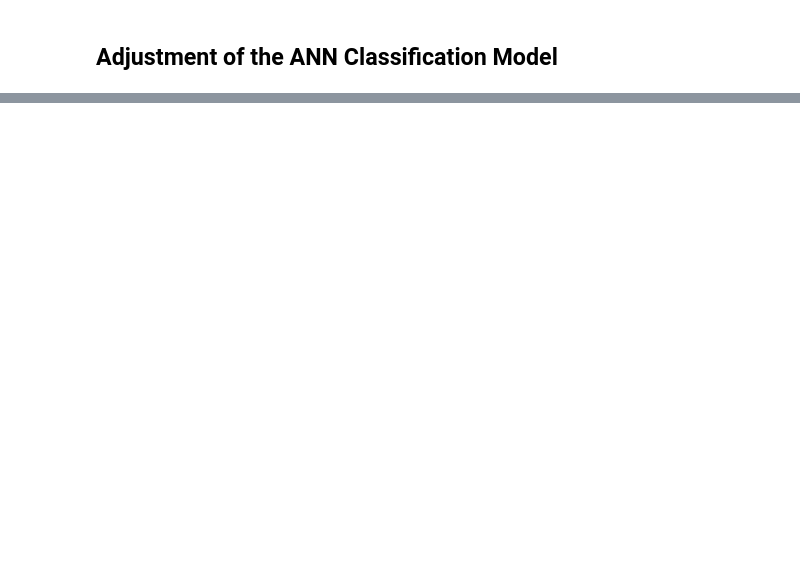
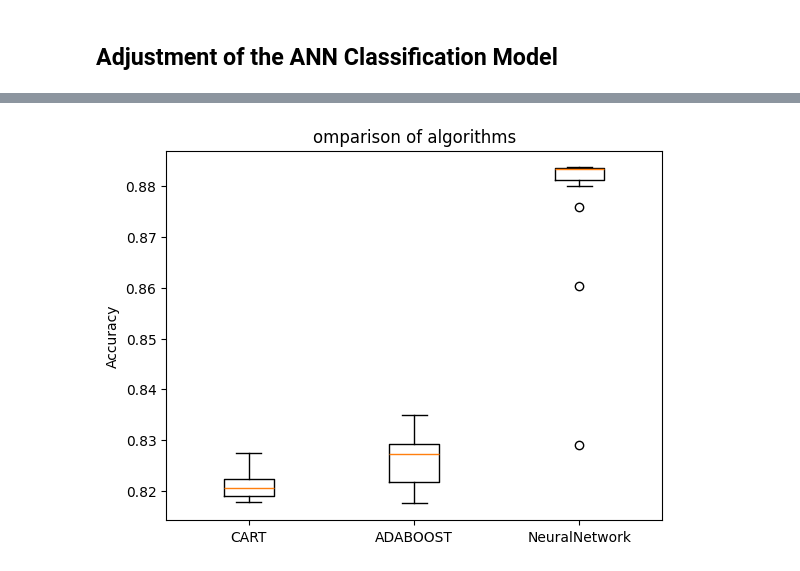
Before and after one commit to Hugord7/Banking-project, a Jupyter notebook: Banking Data Project.ipynb, the cells around one changed output, grey strips where cells are left out. Drawn from its saved outputs; the diff is of its cells as text; code cells hidden in the pictures; blank space fills up the shorter version.

Commit message:
Evaluation of each algorithm

```diff
--- a/Banking Data Project.ipynb
+++ b/Banking Data Project.ipynb
@@ -337,10 +328,10 @@ Model: "sequential_3"
 from keras.callbacks import EarlyStopping
 
 early_stopping = EarlyStopping(
-    monitor='val_loss',         # Métrica a monitorear
-    patience=10,                # Número de épocas sin mejora antes de detener
-    restore_best_weights=True,  # Restaurar los mejores pesos al finalizar
-    verbose=1                   # Mostrar mensajes cuando se detiene el entrenamiento
+    monitor='val_loss',
+    patience=10,                # Number of epochs without stop if it doesn't get better
+    restore_best_weights=True,  # Restore the best weight when fisished
+    verbose=1                   # Show message when training stop
 )
 
 class PrintDot(keras.callbacks.Callback):
@@ -355,5 +346,7 @@ history = model.fit(
   train_dataset, train_labels,
   epochs=EPOCHS, validation_split = 0.2, verbose=1,
   callbacks=[early_stopping])
+
+results_ANN = history.history['accuracy']
 # %% [output]
 Epoch 1/100
@@ -375,0 +404,11 @@ Restoring model weights from the end of the best epoch: 15.
+# %%
+# Classification model adjustment code 1 (DecisionTreeClassifier)
+
+model_1 = DecisionTreeClassifier()
+model_1.fit(X_train, Y_train)
+predictions_1 = model_1.predict(X_validation)
+
+# Use cross-validation 10 times
+kfold_1 = StratifiedKFold(n_splits=10, random_state=1, shuffle=True)
+results_DTC= cross_val_score(model_1, X_train, Y_train, cv=kfold_1, scoring='accuracy')
+print('CART: %f (%f)' % (results_DTC.mean(), results_DTC.std()))
@@ -375,0 +417,12 @@ Restoring model weights from the end of the best epoch: 15.
+# %%
+# Classification model adjustment code 2 (AdaBoostClassifier)
+base_model = DecisionTreeClassifier()
+
+model_2 = AdaBoostClassifier(estimator=base_model, n_estimators=100, random_state=42, algorithm='SAMME')
+model_2.fit(X_train, Y_train)
+predictions_2 = model_2.predict(X_validation)
+
+# Use cross-validation 10 times
+kfold_2 = StratifiedKFold(n_splits=10, random_state=1, shuffle=True)
+results_ABC= cross_val_score(model_2, X_train, Y_train, cv=kfold_2, scoring='accuracy')
+print('AdaBoost: %f (%f)' % (results_ABC.mean(), results_ABC.std()))
@@ -375,0 +475,13 @@ Restoring model weights from the end of the best epoch: 15.
+# %%
+# Código para mostrar la comparación de métricas de desempeño de las tres propuestas en gráfica
+
+results = [results_DTC, results_ABC, results_ANN]
+names = ['CART','ADABOOST', 'NeuralNetwork']
+
+# omparison of algorithms
+plt.boxplot(results, tick_labels=names)
+plt.title('omparison of algorithms')
+plt.ylabel('Accuracy')
+plt.show()
+# %% [output]
+[figure, added]
```
Also changed, not shown: parts of 18 cells of this notebook.
